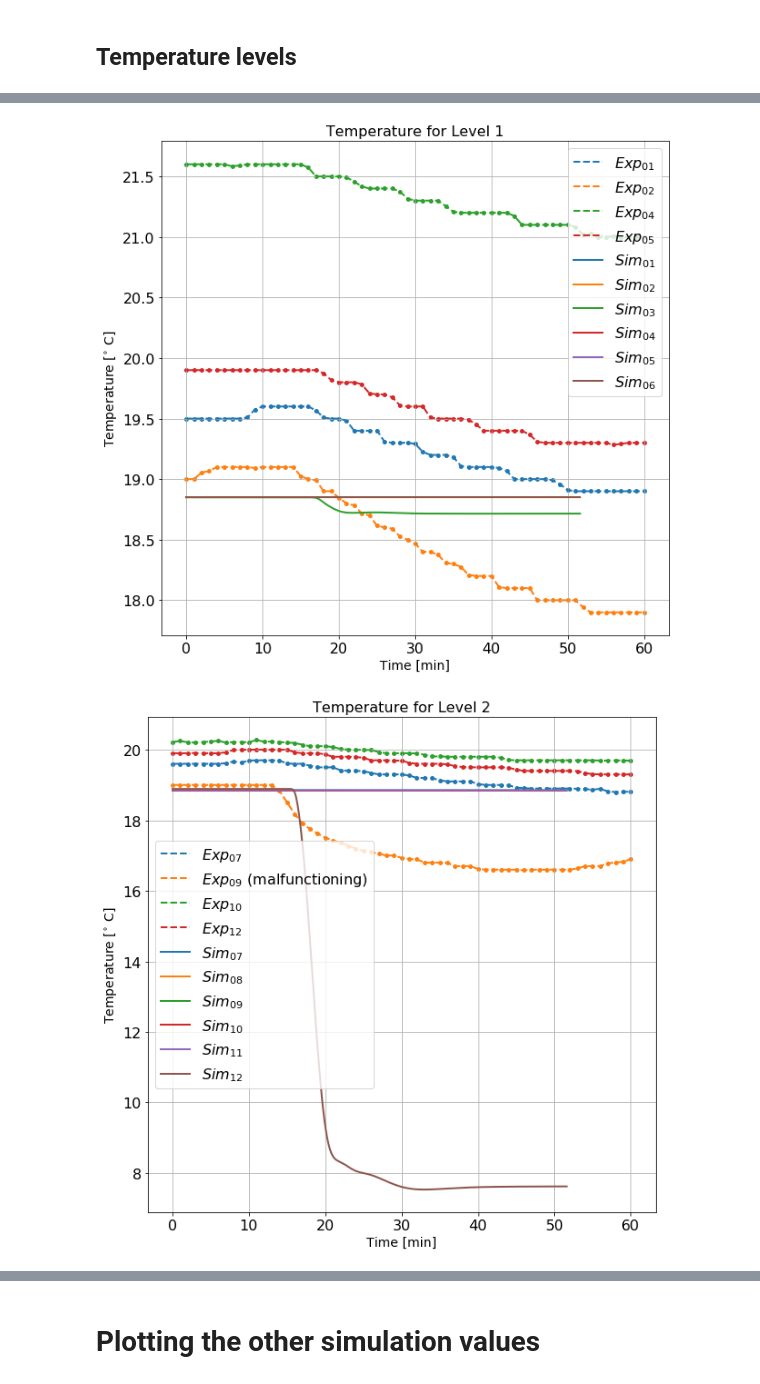
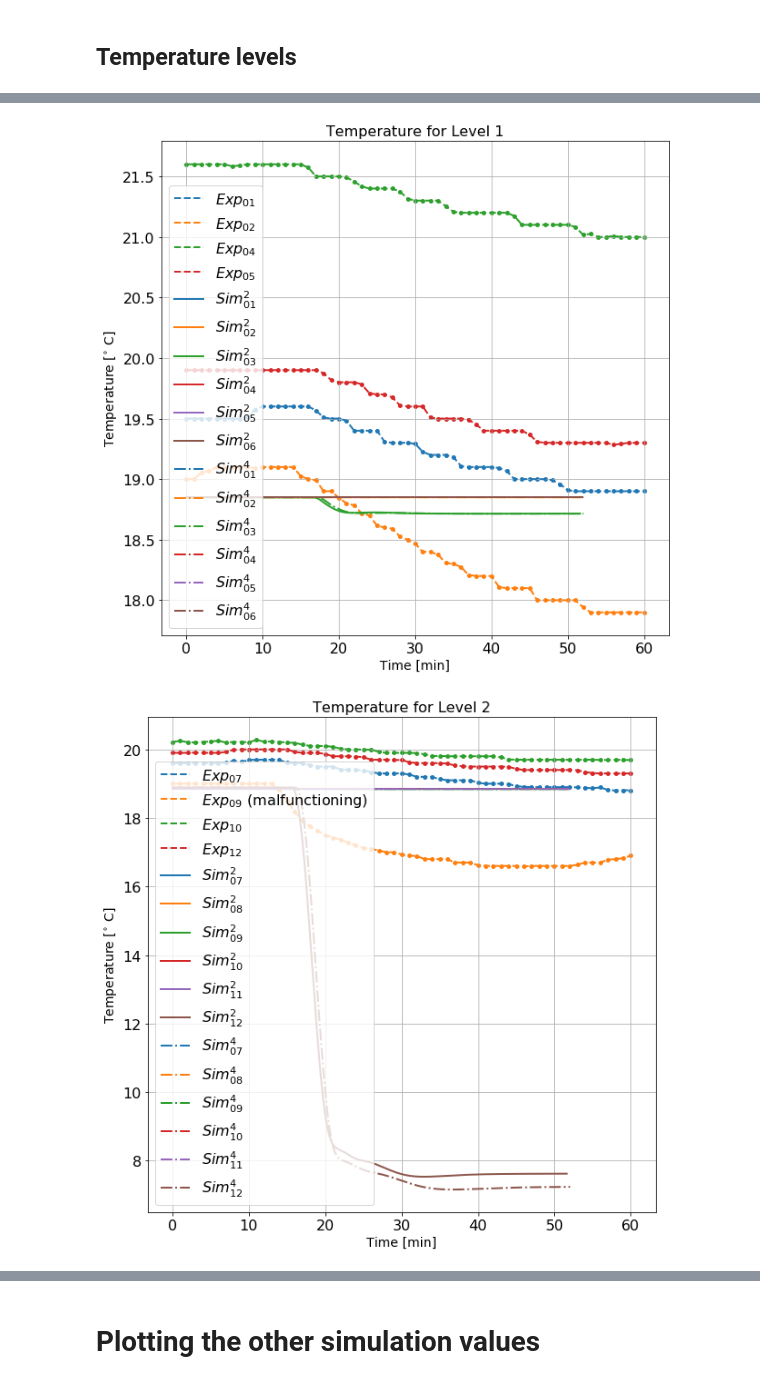
Before and after one commit to sercharpak/NFS_P3, a Jupyter notebook: NFS_P3_Comparison.ipynb, the cells around one changed output, grey strips where cells are left out. Saved outputs shown, nothing was run; the diff lists cells and outputs as text; code cells hidden in the pictures.

Commit message:
Plotting everything together. Still have to figure out the correct node numbering so it matches exp data

```diff
--- a/NFS_P3_Comparison.ipynb
+++ b/NFS_P3_Comparison.ipynb
@@ -265,0 +286,7 @@ prepend_time_zero_row(total_pressure_sim)
+# %%
+oxigen_data_sim_4 = pd.DataFrame(columns=oxigen_data.columns)
+oxigen_data_sim_4 = pd.DataFrame(columns=oxigen_data.columns)
+temperature_data_sim_4 = pd.DataFrame(columns=temperature_data.columns)
+temperature_total_data_sim_4 = pd.DataFrame(columns=temperature_data.columns)
+# %%
+node_numbers = ((simulation_data['nodenumber'].values))
@@ -326,2 +421,0 @@ for j in range(np.shape(levels)[0]):
-# %%
-temperature_shif = 273.15
@@ -352,7 +425,8 @@ for j in range(np.shape(levels)[0]):
 ## $O_2$ Levels
 # %%
 x_values_exp = oxigen_data['Time [min]']
-x_values_sim = oxigen_data_sim['Time [min]']
+x_values_sim_2 = temperature_data_sim_2['Time [min]']
+x_values_sim_4 = temperature_data_sim_4['Time [min]']
 for j in range(np.shape(levels)[0]):
     detectors_level = levels[j]
     fig = plt.figure(figsize=(10,10))
@@ -364,10 +438,16 @@ for j in range(np.shape(levels)[0]):
         plt.plot(x_values_exp, oxigen_values_exp, label=r''+header, linewidth =2,linestyle='--')
     plt.gca().set_prop_cycle(None)
     for i in detectors_level:
-        header = oxigen_data_sim.columns[i]
-        oxigen_values_sim = oxigen_data_sim[header]*oxygen_fraction*100
-        header = r'$Sim$'+header[2:]
-        plt.plot(x_values_sim, oxigen_values_sim, label=r''+header, linewidth =2)
+        header = oxigen_data_sim_2.columns[i]
+        oxigen_values_sim = oxigen_data_sim_2[header]*oxygen_fraction*100
+        header = r'$Sim^2_{'+header[3:]+'}$'
+        plt.plot(x_values_sim_2, oxigen_values_sim, label=r''+header, linewidth =2)
+    plt.gca().set_prop_cycle(None)
+    for i in detectors_level:
+        header = oxigen_data_sim_4.columns[i]
+        oxigen_values_sim_4 = oxigen_data_sim_4[header]*oxygen_fraction*100
+        header = r'$Sim^4_{'+header[3:]+'}$'
+        plt.plot(x_values_sim_4, oxigen_values_sim_4, label=r''+header, linewidth =2,linestyle='-.')
     plt.ylabel(r'$O_2$ [%]',fontsize='14')
     plt.xlabel(r'Time [min]',fontsize='14')
     plt.tick_params(labelsize=16)
@@ -383,41 +463,48 @@ for j in range(np.shape(levels)[0]):
 ## Temperature levels
 # %%
 x_values_exp = temperature_data['Time [min]']
-x_values_sim = temperature_data_sim['Time [min]']
+x_values_sim_2 = temperature_data_sim_2['Time [min]']
+x_values_sim_4 = temperature_data_sim_4['Time [min]']
 for j in range(np.shape(levels)[0]):
     detectors_level = levels[j]
     fig = plt.figure(figsize=(10,10))
     for i in detectors_level:
         header = temperature_data.columns[i]
         temperature_values = temperature_data[header]
         if(temperature_values.isnull().values.any()):
             print(header + ' has NaN values')
         else:
             if(header =='Temp_09'):
                 header = r'$Exp_{'+header[5:]+'}$ (malfunctioning)'
             else:
                 header = r'$Exp_{'+header[5:]+'}$'
             plt.scatter(x_values_exp, temperature_values,s=15, label=None)
             plt.plot(x_values_exp, temperature_values, label=r''+header, linewidth =2,linestyle='--')
     plt.gca().set_prop_cycle(None)
     for i in detectors_level:
-        header = temperature_data_sim.columns[i]
-        temperature_values = temperature_data_sim[header] - temperature_shif
-        header = r'$Sim_{'+header[5:]+'}$'
-        plt.plot(x_values_sim, temperature_values, label=r''+header, linewidth =2)
+        header = temperature_data_sim_2.columns[i]
+        temperature_values = temperature_data_sim_2[header] - temperature_shif
+        header = r'$Sim^2_{'+header[5:]+'}$'
+        plt.plot(x_values_sim_2, temperature_values, label=r''+header, linewidth =2)
+    plt.gca().set_prop_cycle(None)
+    for i in detectors_level:
+        header = temperature_data_sim_4.columns[i]
+        temperature_values = temperature_data_sim_4[header] - temperature_shif
+        header = r'$Sim^4_{'+header[5:]+'}$'
+        plt.plot(x_values_sim_4, temperature_values, label=r''+header, linewidth =2, linestyle='-.')
     plt.ylabel(r'Temperature [$^{\circ}$ C]',fontsize='14')
     plt.xlabel(r'Time [min]',fontsize='14')
     plt.tick_params(labelsize=16)
     plt.legend(fontsize='16')
     plt.grid()
     #plt.ylim(19.4,21.2)
     plt.title(r'Temperature for Level '+str(j+1), fontsize='16')
 # %% [output]
 Temp_03 has NaN values
 Temp_06 has NaN values
 Temp_08 has NaN values
 Temp_11 has NaN values
 Temp_15 has NaN values
 Temp_18 has NaN values
-[figure, old version]
+[figure, new version]
-[figure, old version]
+[figure, new version]
```
Also changed, not shown: parts of 34 cells of this notebook, 1 other file.
